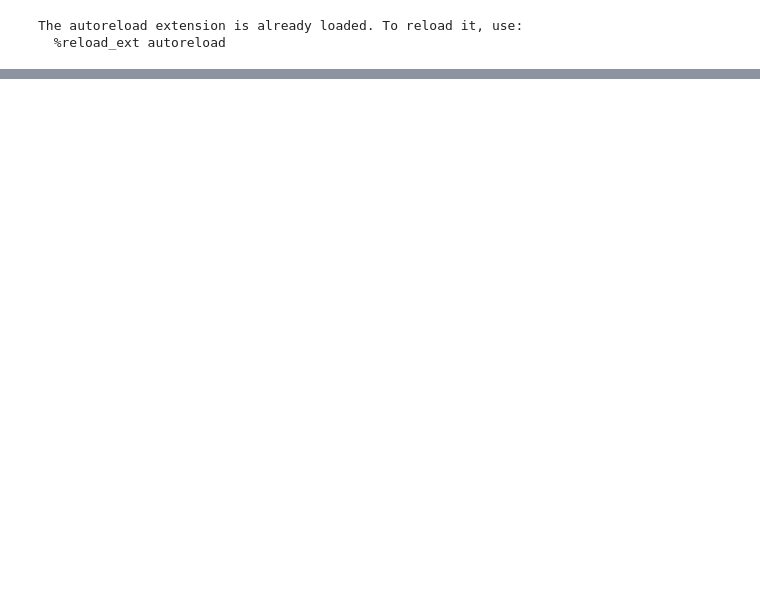
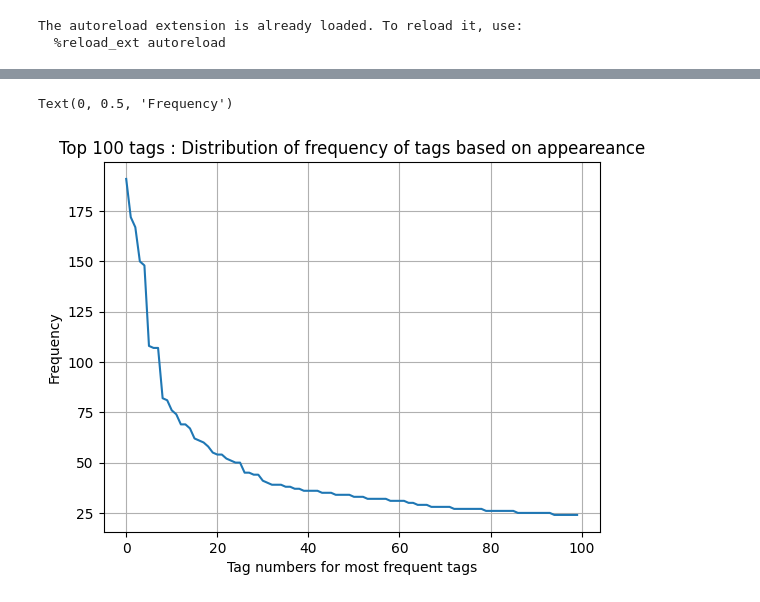
Before and after one commit to pknguyen2704/Domain-Driver-Data-Mining, a Jupyter notebook: model/analysis.ipynb, the cells around one changed output, grey strips where cells are left out. Saved outputs shown, nothing was run; the diff lists cells and outputs as text; code cells hidden in the pictures; blank space fills up the shorter version.

```diff
--- a/model/analysis.ipynb
+++ b/model/analysis.ipynb
@@ -25,0 +166,9 @@ data.head()
+# %%
+plt.plot(tag_df_sorted['Counts'][0:100].values)
+plt.grid()
+plt.title("Top 100 tags : Distribution of frequency of tags based on appeareance")
+plt.xlabel("Tag numbers for most frequent tags")
+plt.ylabel("Frequency")
+# %% [output]
+Text(0, 0.5, 'Frequency')
+[figure, added]
```
Also changed, not shown: parts of 56 cells of this notebook, 2 other files.
